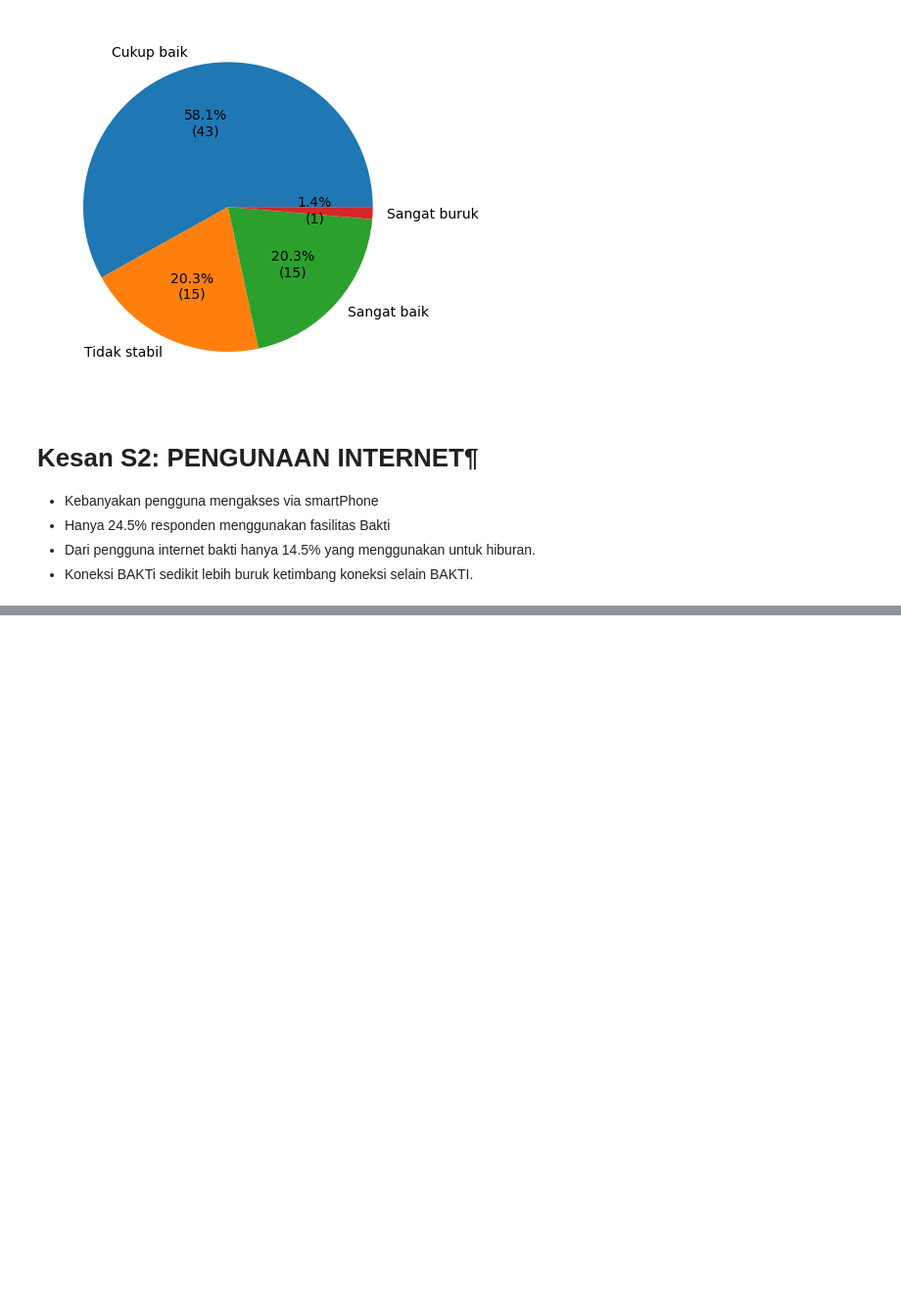
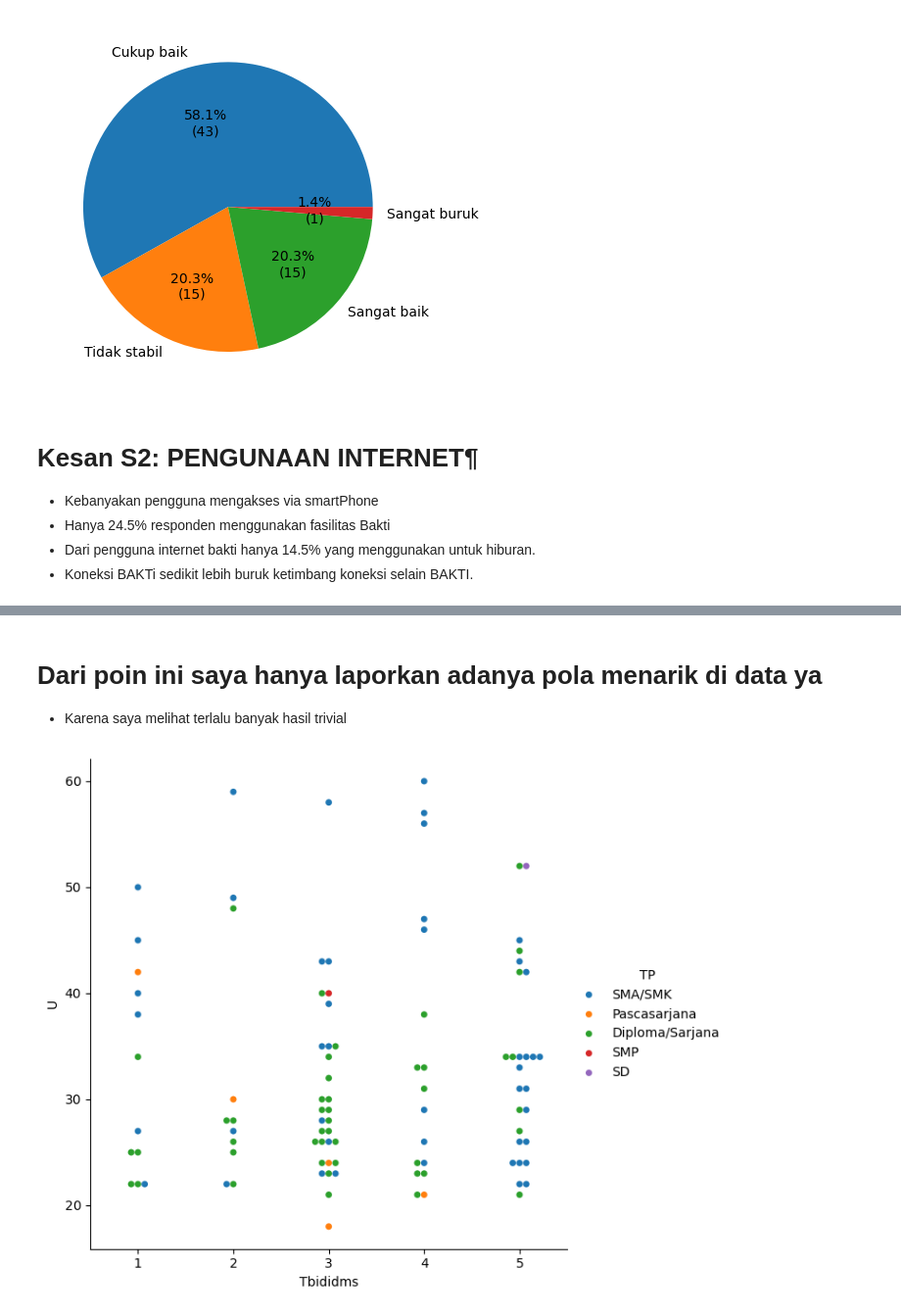
Before and after one commit to taudataanalytics/bakti2024, a Jupyter notebook: Bakti-2024.ipynb, the cells around one changed output, grey strips where cells are left out. Shown at 98% size. Saved outputs shown, nothing was run; the diff lists cells and outputs as text; code cells hidden in the pictures; blank space fills up the shorter version.

```diff
--- a/Bakti-2024.ipynb
+++ b/Bakti-2024.ipynb
@@ -567,0 +587,13 @@ plt.show()
+# %% [markdown]
+# Dari poin ini saya hanya laporkan adanya pola menarik di data ya
+
+* Karena saya melihat terlalu banyak hasil trivial
+# %%
+# Terlalu banyak informasi di internet dapat membingungkan saya': 'Tbididms',
+#  'Tingkat Pendidikan': 'TP',
+# 'Umur': 'U',
+dfS = dfS.sort_values(by=['U'], ascending=False)
+sns.catplot(x="Tbididms", y="U", hue="TP", kind="swarm", data=dfS, height=6, aspect=1.0)
+plt.show()
+# %% [output]
+[figure, added]
```
Also changed, not shown: parts of 8 cells of this notebook.
